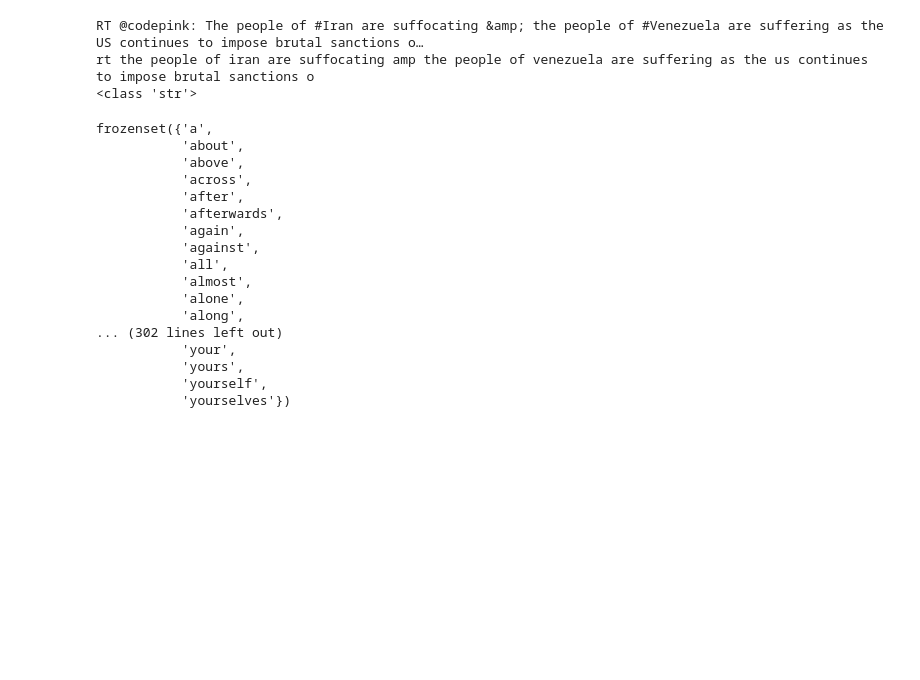
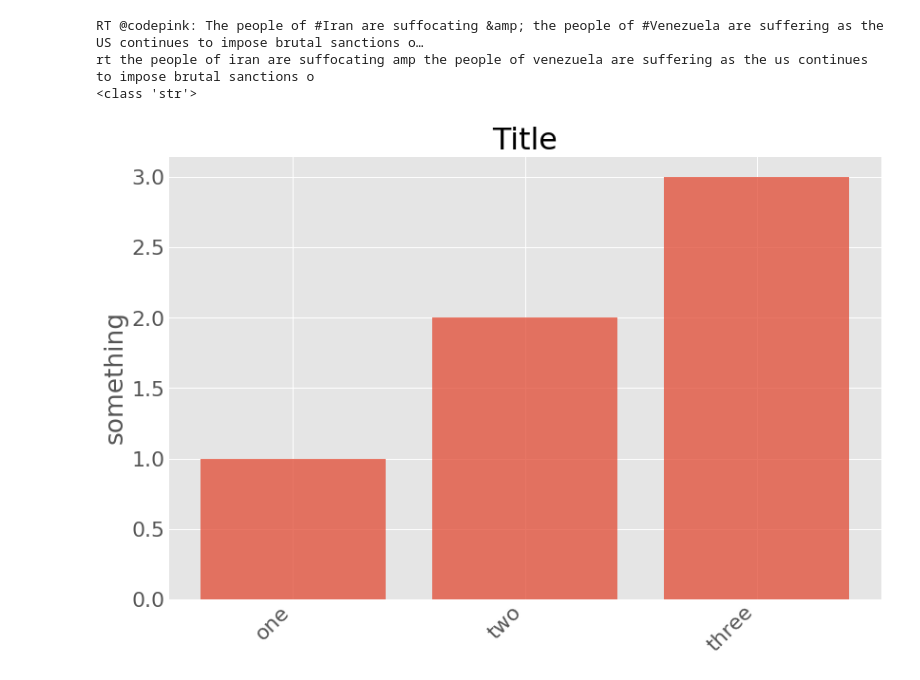
Before and after one commit to connorslagle/tweet-classifier, a Jupyter notebook: notebooks/s3_to_sql_spark.ipynb, the cells around one changed output. Cells and saved outputs as stored; diff of their text form; code cells hidden in the pictures; blank space fills up the shorter version.

Commit message:
bar plotter made- init bars plotted

```diff
--- a/notebooks/s3_to_sql_spark.ipynb
+++ b/notebooks/s3_to_sql_spark.ipynb
@@ -547,23 +549,43 @@ def line_cleaning_pipeline(text, stopwords_set, name_set, replace_val):
     words_cleaned = replace_names(words_nsw, name_set, replace_val)
     line_of_text_cleaned = create_cleaned_textline_from_words(words_cleaned)
     return line_of_text_cleaned
-# %%
-stopwords
-# %% [output]
-frozenset({'a',
-           'about',
-           'above',
-           'across',
-           'after',
-           'afterwards',
-           'again',
-           'against',
-           'all',
-           'almost',
-           'alone',
-           'along',
-... (302 lines left out)
-           'your',
-           'yours',
-           'yourself',
-           'yourselves'})
+# %%
+class PlotFormatter():
+    '''
+    Formats and plots different plots (bar chart, sentiment pdfs)
+    '''
+    def __init__(self, subplots=1, figsize=(12,8), style='ggplot'):
+        self.fig, self.ax = plt.subplots(subplots,figsize=figsize)
+        self.num_subplots = subplots
+        plt.style.use(style)
+        plt.rcParams.update({'font.size': 22})
+
+    def barchart(self, subplot_number, x_label_list, y_data, y_label, title):
+        x_vals = np.arange(len(x_label_list))
+
+        if self.num_subplots == 1:
+            self.ax.bar(x_vals, y_data, tick_label=x_label_list, align='center', alpha=0.75)
+            self.ax.set_ylabel(y_label)
+            self.ax.set_title(title)
+            for label in self.ax.get_xticklabels():
+                label.set_rotation(45)
+                label.set_ha('right')
+        else:
+            self.ax[subplot_number].bar(x_vals, y_data, tick_label=x_label_list, align='center', alpha=0.75)
+            self.ax[subplot_number].set_ylabel(y_label)
+            self.ax[subplot_number].set_title(title)
+            for label in self.ax[subplot_number].get_xticklabels():
+                label.set_rotation(45)
+                label.set_ha('right')
+
+    def save_fig(self,saved_figure_name):
+        plt.savefig(saved_figure_name, dpi=300)
+# %%
+test = PlotFormatter()
+x_labels = ['one','two','three']
+y_vals = [1,2,3]
+test.barchart(0,x_labels, y_vals, 'something','Title')
+# fig, ax = plt.subplots(2)
+# ax[1]
+# %% [output]
+[figure, added]
```
Also changed, not shown: parts of 1 cell of this notebook, 6 other files.
